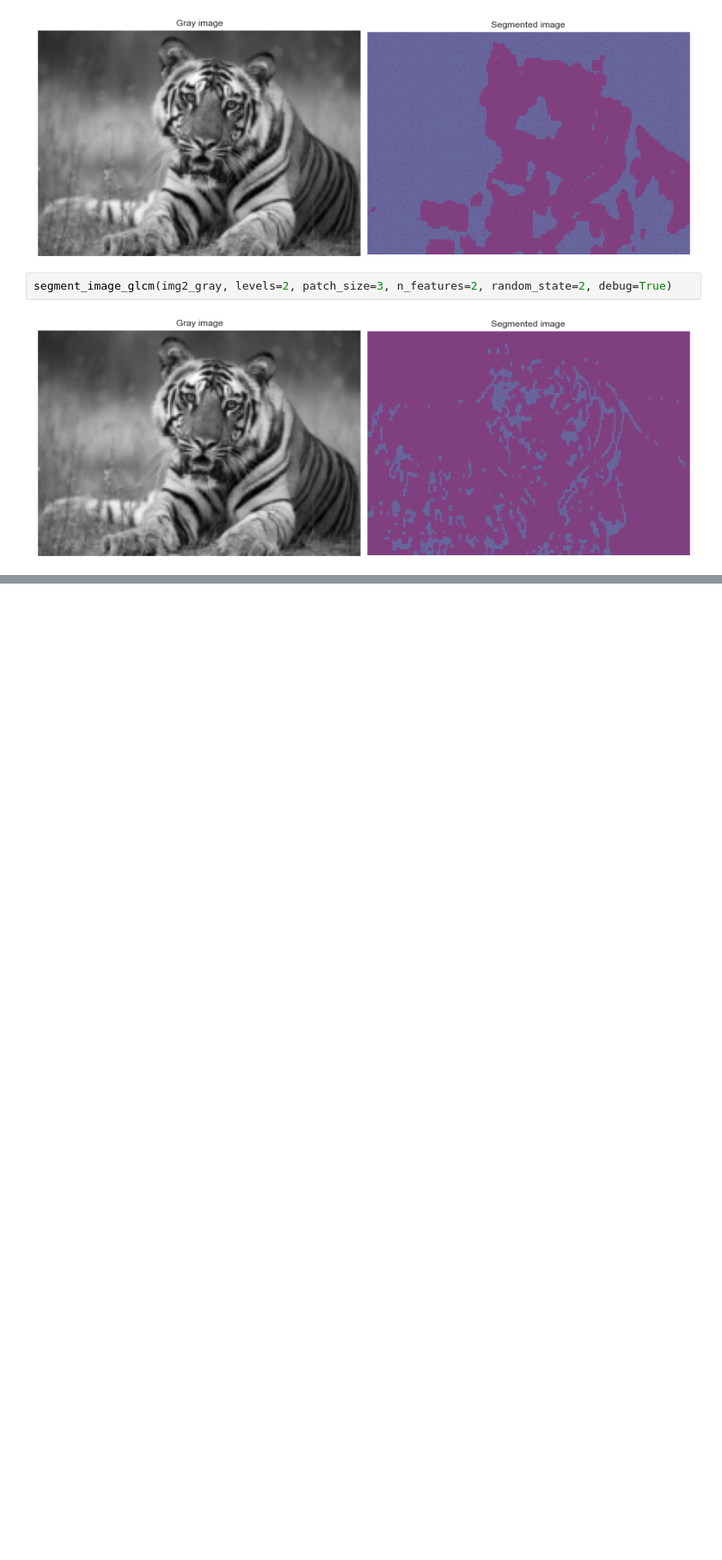
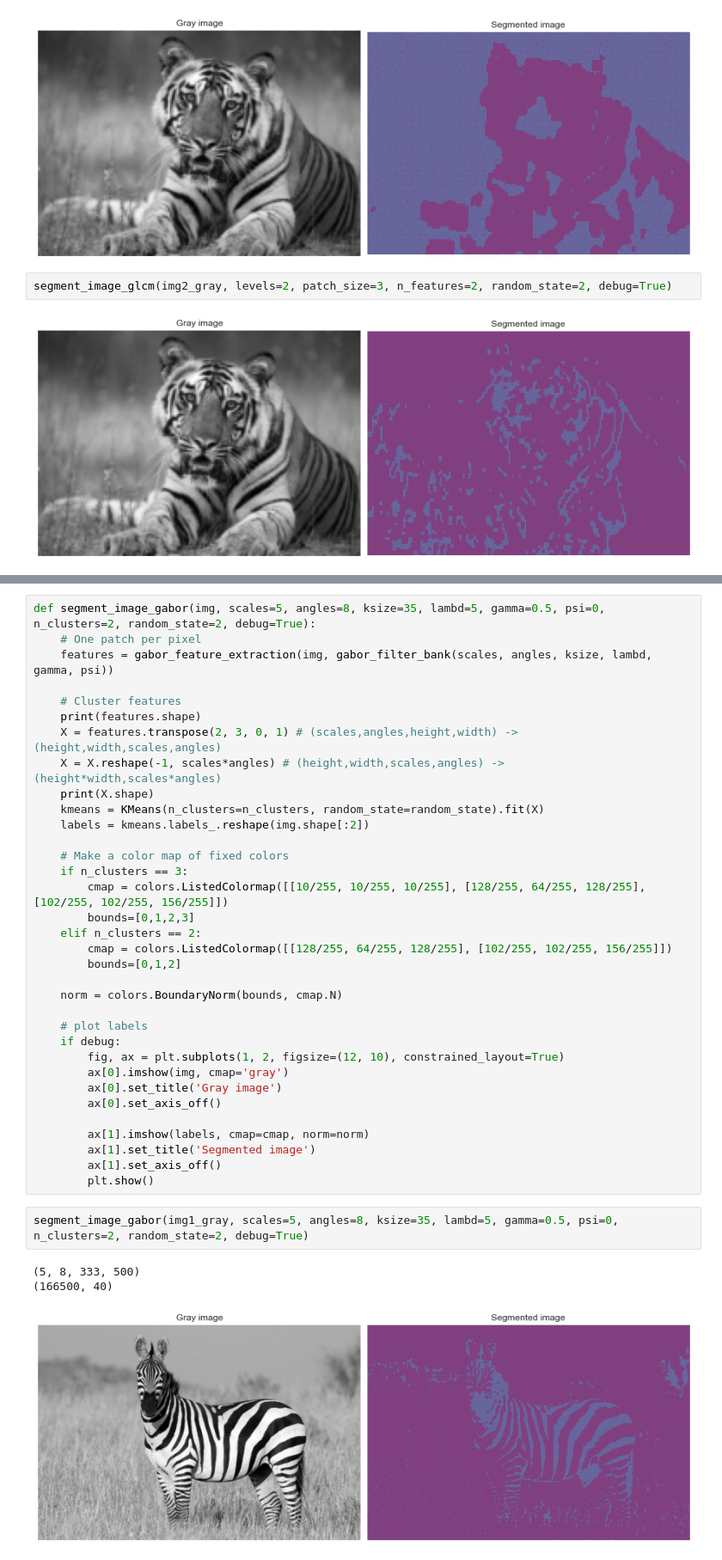
Before and after one commit to Gholamrezadar/CV_HW4, a Jupyter notebook: Question_1.ipynb, the cells around one changed output, grey strips where cells are left out. Shown at 86% size. Drawn from its saved outputs; the diff is of its cells as text; blank space fills up the shorter version.

```diff
--- a/Question_1.ipynb
+++ b/Question_1.ipynb
@@ -408,0 +471,40 @@ segment_image_glcm(img2_gray, levels=2, patch_size=3, n_features=2, random_state
+# %%
+def segment_image_gabor(img, scales=5, angles=8, ksize=35, lambd=5, gamma=0.5, psi=0, n_clusters=2, random_state=2, debug=True):
+    # One patch per pixel
+    features = gabor_feature_extraction(img, gabor_filter_bank(scales, angles, ksize, lambd, gamma, psi))
+
+    # Cluster features
+    print(features.shape)
+    X = features.transpose(2, 3, 0, 1) # (scales,angles,height,width) -> (height,width,scales,angles)
+    X = X.reshape(-1, scales*angles) # (height,width,scales,angles) -> (height*width,scales*angles)
+    print(X.shape)
+    kmeans = KMeans(n_clusters=n_clusters, random_state=random_state).fit(X)
+    labels = kmeans.labels_.reshape(img.shape[:2])
+
+    # Make a color map of fixed colors
+    if n_clusters == 3:
+        cmap = colors.ListedColormap([[10/255, 10/255, 10/255], [128/255, 64/255, 128/255], [102/255, 102/255, 156/255]])
+        bounds=[0,1,2,3]
+    elif n_clusters == 2:
+        cmap = colors.ListedColormap([[128/255, 64/255, 128/255], [102/255, 102/255, 156/255]])
+        bounds=[0,1,2]
+
+    norm = colors.BoundaryNorm(bounds, cmap.N)
+
+    # plot labels
+    if debug:
+        fig, ax = plt.subplots(1, 2, figsize=(12, 10), constrained_layout=True)
+        ax[0].imshow(img, cmap='gray')
+        ax[0].set_title('Gray image')
+        ax[0].set_axis_off()
+
+        ax[1].imshow(labels, cmap=cmap, norm=norm)
+        ax[1].set_title('Segmented image')
+        ax[1].set_axis_off()
+        plt.show()
+# %%
+segment_image_gabor(img1_gray, scales=5, angles=8, ksize=35, lambd=5, gamma=0.5, psi=0, n_clusters=2, random_state=2, debug=True)
+# %% [output]
+(5, 8, 333, 500)
+(166500, 40)
+[figure, added]
```
Also changed, not shown: parts of 11 cells of this notebook.
